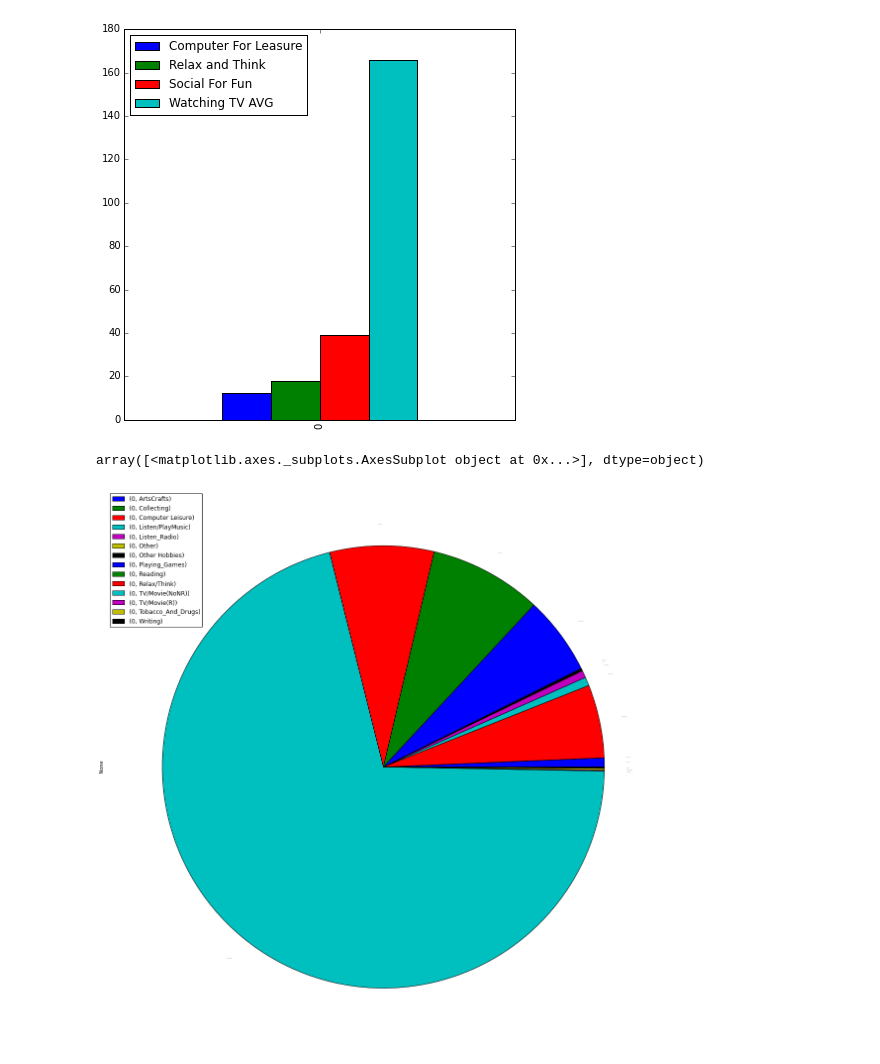
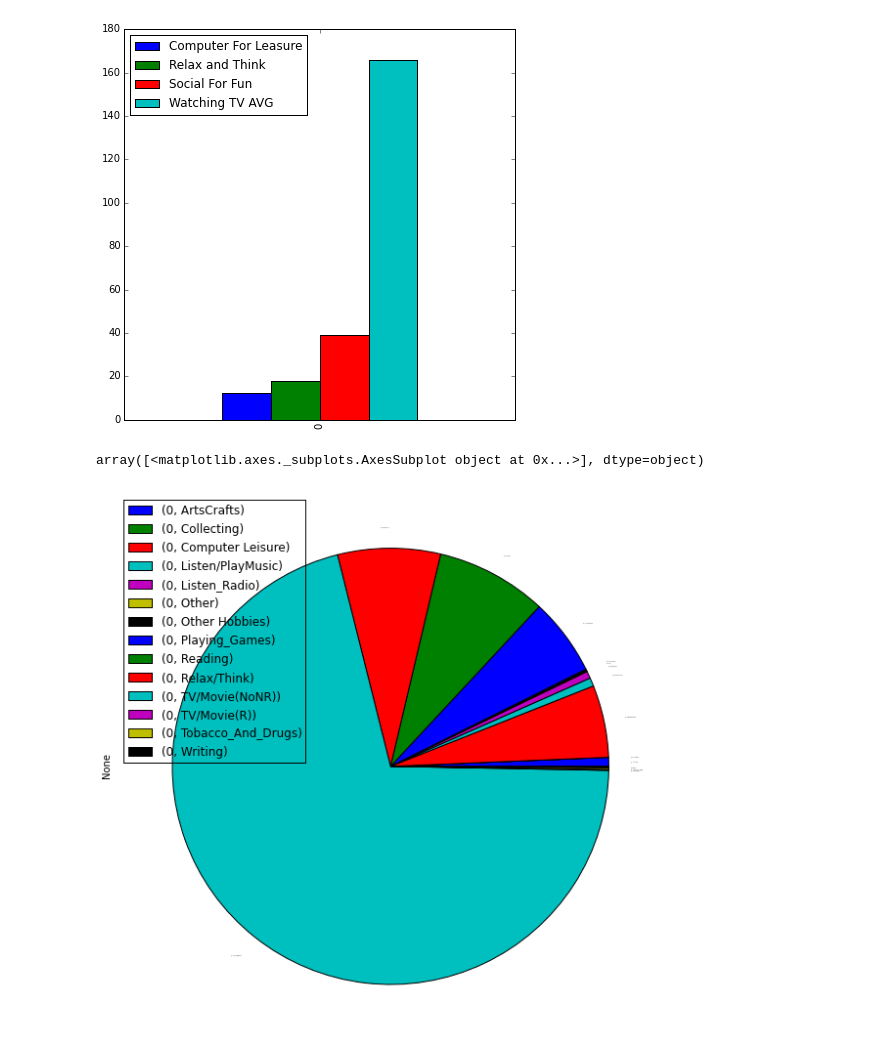
Before and after one commit to tiy-gvl-python/atus-analysis, a Jupyter notebook: Starting Point.ipynb, the cells around one changed output. Cells and saved outputs as stored; diff of their text form; code cells hidden in the pictures.

```diff
--- a/Starting Point.ipynb
+++ b/Starting Point.ipynb
@@ -149,10 +327,10 @@ ERROR! Session/line number was not unique in database. History logging moved to
 # %%
 fun = summary[activity_columns(summary, '1203')]
 d = {"Relax/Think" :average_minutes(summary, '120301'), "Tobacco_And_Drugs" :average_minutes(summary, '120302'), "TV/Movie(NoNR)": average_minutes(summary, '120303'), "TV/Movie(R)": average_minutes(summary, '120304'), "Listen_Radio": average_minutes(summary, '120305'), "Listen/PlayMusic": average_minutes(summary, '120306'),"Playing_Games": average_minutes(summary, '120307'),"Computer Leisure": average_minutes(summary, '120308'),"ArtsCrafts": average_minutes(summary, '120309'),"Collecting": average_minutes(summary, '120310'),"Other Hobbies": average_minutes(summary, '120311'),"Reading": average_minutes(summary, '120312'),"Writing": average_minutes(summary, '120313'),"Other": average_minutes(summary, '120399')}
 fullfun = pd.DataFrame(d, range(1))
 #fullfun.plot(kind='pie', subplots=True, figsize=(90, 10))
 stackfull = fullfun.stack()
-stackfull.plot("pie",  subplots=True, figsize=(20, 20), fontsize=.0001, legend=True)
+stackfull.plot("pie",  subplots=True, figsize=(10, 10), fontsize=.000000001, legend=True)
 # %% [output]
 array([<matplotlib.axes._subplots.AxesSubplot object at 0x...>], dtype=object)
-[figure, old version]
+[figure, new version]
```
Also changed, not shown: parts of 26 cells of this notebook.
